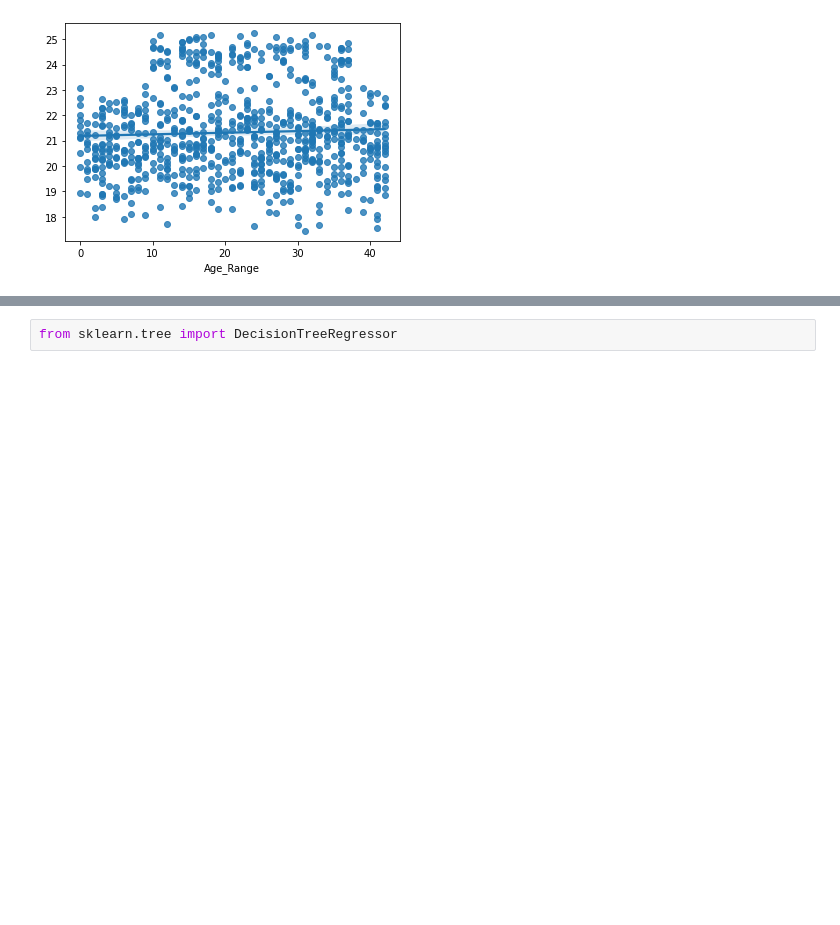
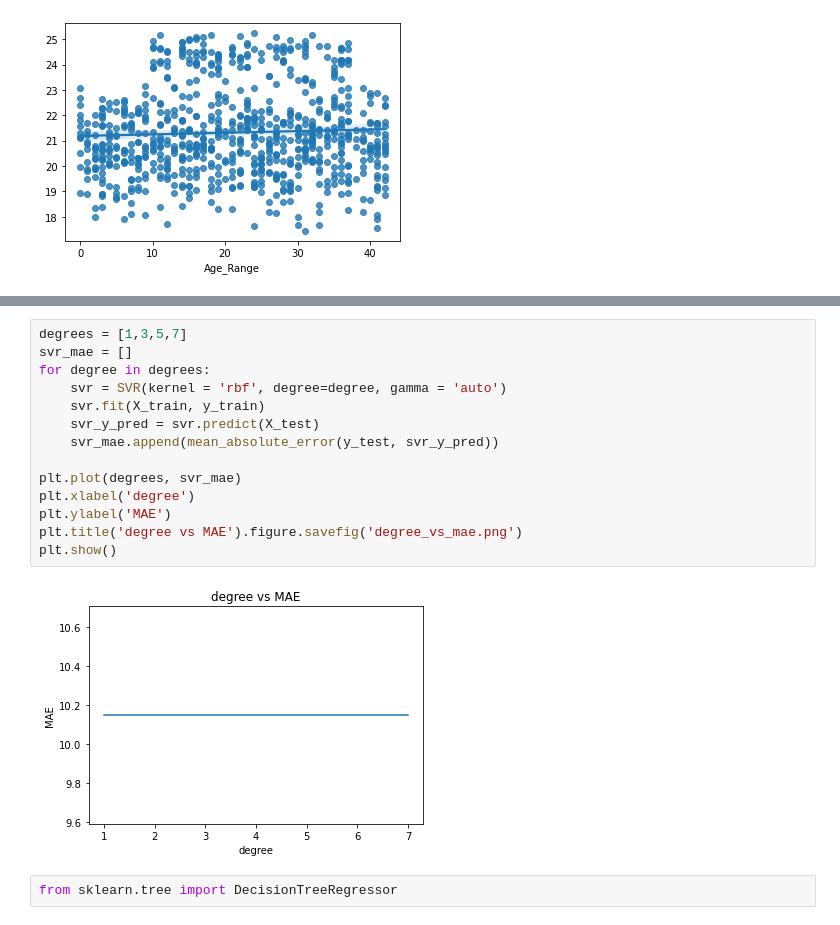
Before and after one commit to KelvinTee168/Data_Mining_Project, a Jupyter notebook: Project.ipynb, the cells around one changed output, grey strips where cells are left out. Drawn from its saved outputs; the diff is of its cells as text; blank space fills up the shorter version.

```diff
--- a/Project.ipynb
+++ b/Project.ipynb
@@ -3820,3 +3852,19 @@ sns.regplot(y_test, y_pred, data=new_df1).figure.savefig('SVR.png')
+# %%
+degrees = [1,3,5,7]
+svr_mae = []
+for degree in degrees:
+    svr = SVR(kernel = 'rbf', degree=degree, gamma = 'auto')
+    svr.fit(X_train, y_train)
+    svr_y_pred = svr.predict(X_test)
+    svr_mae.append(mean_absolute_error(y_test, svr_y_pred))
+
+plt.plot(degrees, svr_mae)
+plt.xlabel('degree')
+plt.ylabel('MAE')
+plt.title('degree vs MAE').figure.savefig('degree_vs_mae.png')
+plt.show()
+# %% [output]
+[figure, added]
 # %%
 from sklearn.tree import DecisionTreeRegressor
 # %%
```
Also changed, not shown: parts of 24 cells of this notebook, 20 other files.
